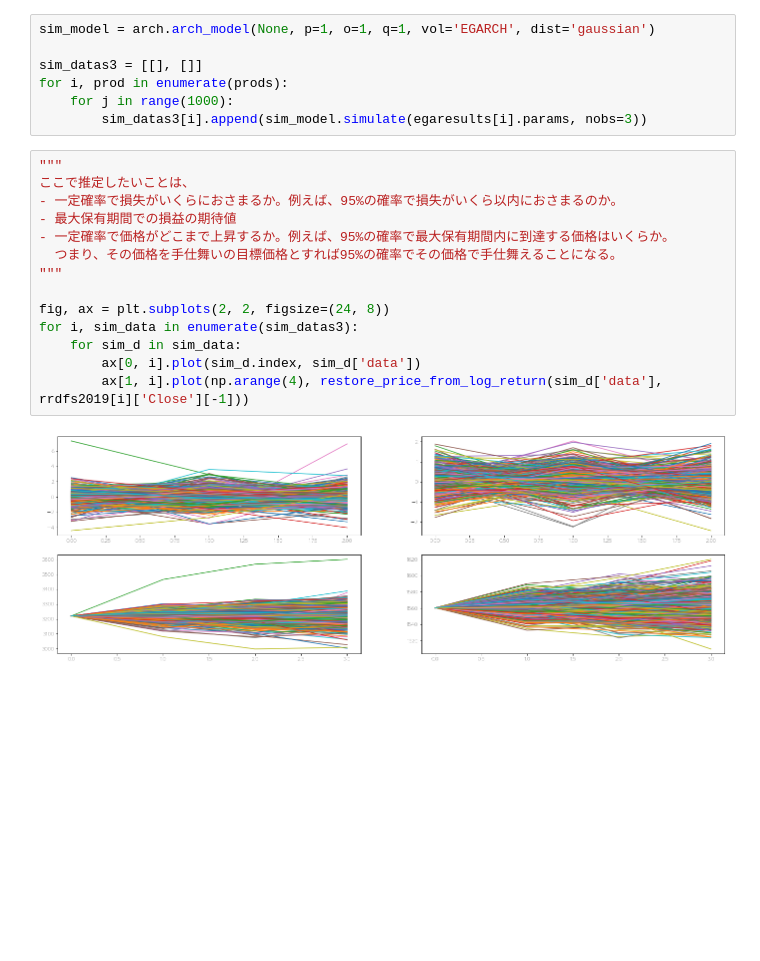
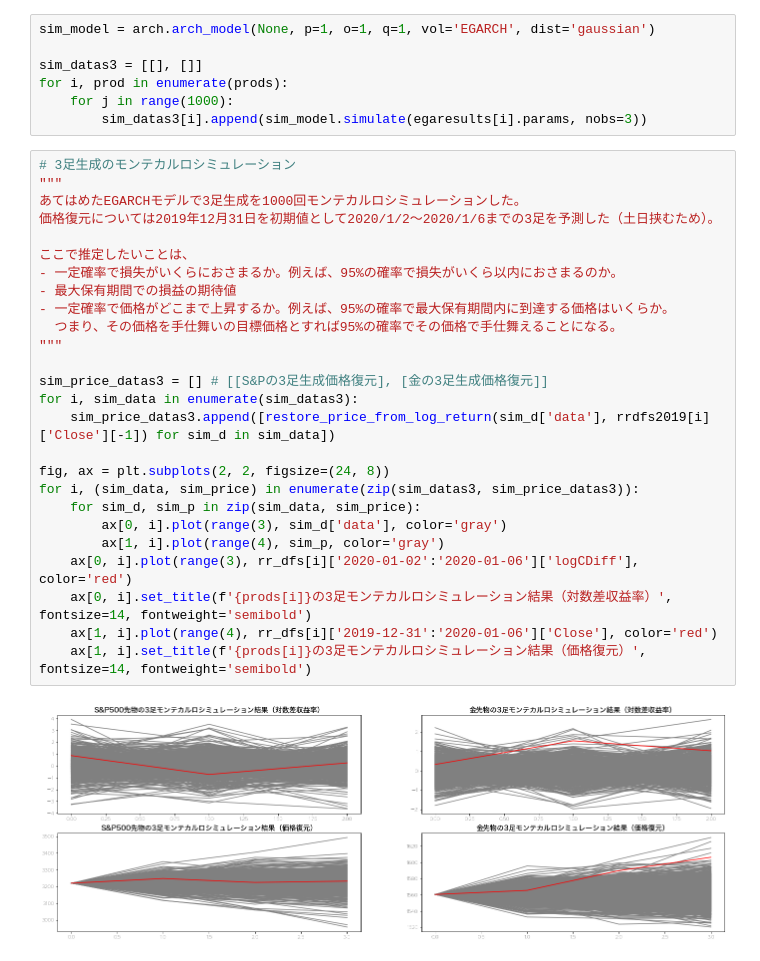
Before and after one commit to tmtlu/traiding-sandbox, a Jupyter notebook: seq-data-analysis-training-08-VaR-simulation.ipynb, the cells around one changed output. Drawn from its saved outputs; the diff is of its cells as text; blank space fills up the shorter version.

```diff
--- a/seq-data-analysis-training-08-VaR-simulation.ipynb
+++ b/seq-data-analysis-training-08-VaR-simulation.ipynb
@@ -226,18 +227,30 @@ for i, prod in enumerate(prods):
     for j in range(1000):
         sim_datas3[i].append(sim_model.simulate(egaresults[i].params, nobs=3))
 # %%
+# 3足生成のモンテカルロシミュレーション
 """
+あてはめたEGARCHモデルで3足生成を1000回モンテカルロシミュレーションした。
+価格復元については2019年12月31日を初期値として2020/1/2〜2020/1/6までの3足を予測した（土日挟むため）。
+
 ここで推定したいことは、
 - 一定確率で損失がいくらにおさまるか。例えば、95%の確率で損失がいくら以内におさまるのか。
 - 最大保有期間での損益の期待値
 - 一定確率で価格がどこまで上昇するか。例えば、95%の確率で最大保有期間内に到達する価格はいくらか。
   つまり、その価格を手仕舞いの目標価格とすれば95%の確率でその価格で手仕舞えることになる。
 """
 
+sim_price_datas3 = [] # [[S&Pの3足生成価格復元], [金の3足生成価格復元]]
+for i, sim_data in enumerate(sim_datas3):
+    sim_price_datas3.append([restore_price_from_log_return(sim_d['data'], rrdfs2019[i]['Close'][-1]) for sim_d in sim_data])
+
 fig, ax = plt.subplots(2, 2, figsize=(24, 8))
-for i, sim_data in enumerate(sim_datas3):
-    for sim_d in sim_data:
-        ax[0, i].plot(sim_d.index, sim_d['data'])
-        ax[1, i].plot(np.arange(4), restore_price_from_log_return(sim_d['data'], rrdfs2019[i]['Close'][-1]))
+for i, (sim_data, sim_price) in enumerate(zip(sim_datas3, sim_price_datas3)):
+    for sim_d, sim_p in zip(sim_data, sim_price):
+        ax[0, i].plot(range(3), sim_d['data'], color='gray')
+        ax[1, i].plot(range(4), sim_p, color='gray')
+    ax[0, i].plot(range(3), rr_dfs[i]['2020-01-02':'2020-01-06']['logCDiff'], color='red')
+    ax[0, i].set_title(f'{prods[i]}の3足モンテカルロシミュレーション結果（対数差収益率）', fontsize=14, fontweight='semibold')
+    ax[1, i].plot(range(4), rr_dfs[i]['2019-12-31':'2020-01-06']['Close'], color='red')
+    ax[1, i].set_title(f'{prods[i]}の3足モンテカルロシミュレーション結果（価格復元）', fontsize=14, fontweight='semibold')
 # %% [output]
-[figure, old version]
+[figure, new version]
```
Also changed, not shown: parts of 3 cells of this notebook.
